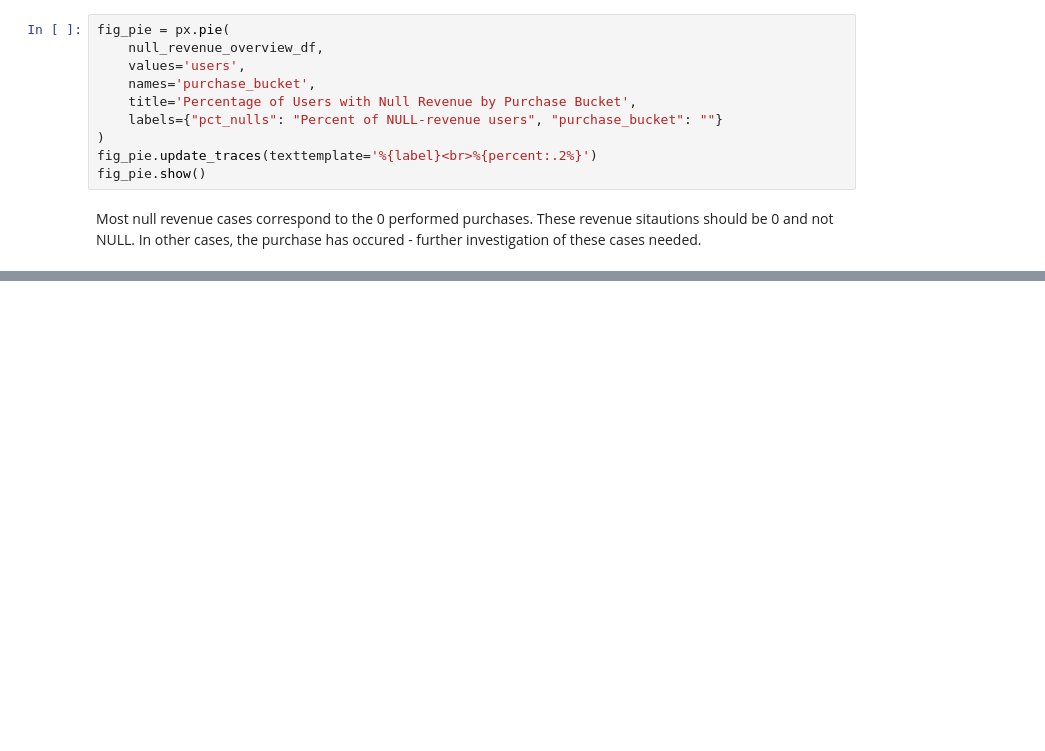
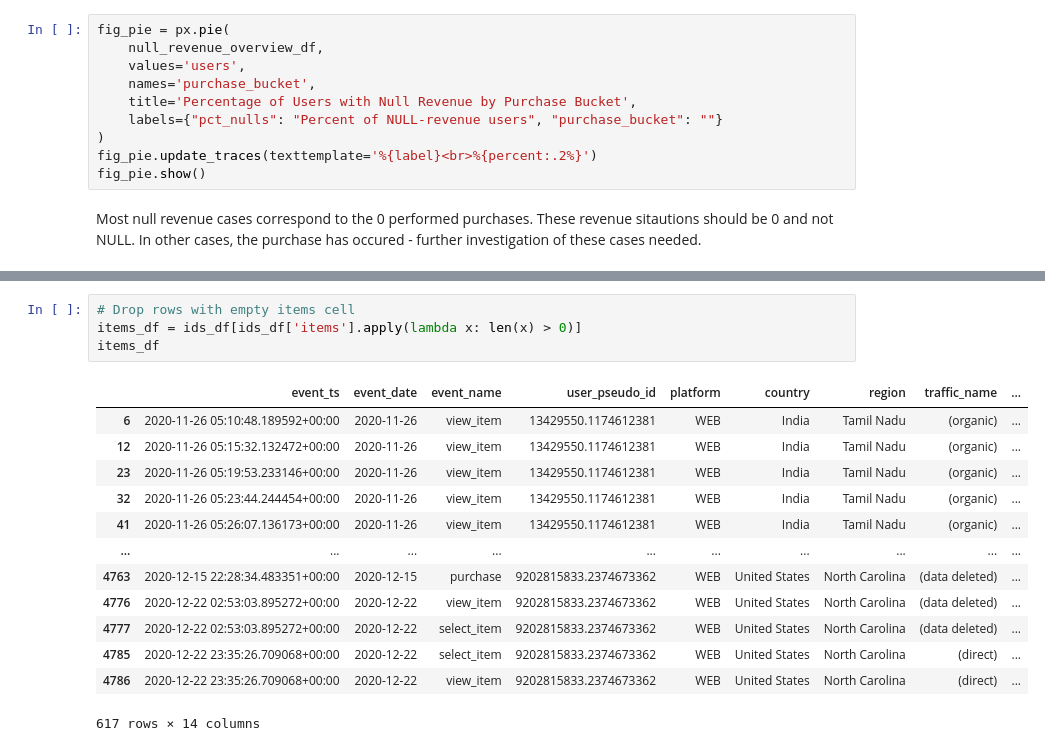
Before and after one commit to marinpet/onboarding_funnel_analysis, a Jupyter notebook: notebooks/04_data_quality_cohort_check.ipynb, the cells around one changed output, grey strips where cells are left out. Cells and saved outputs as stored; diff of their text form; blank space fills up the shorter version.

```diff
--- a/notebooks/04_data_quality_cohort_check.ipynb
+++ b/notebooks/04_data_quality_cohort_check.ipynb
@@ -106,0 +222,18 @@ Most null revenue cases correspond to the 0 performed purchases. These revenue s
+# %%
+# Drop rows with empty items cell
+items_df = ids_df[ids_df['items'].apply(lambda x: len(x) > 0)]
+items_df
+# %% [output]
+|  | event_ts | event_date | event_name | user_pseudo_id | platform | country | region | traffic_name | ... |
+| 6 | 2020-11-26 05:10:48.189592+00:00 | 2020-11-26 | view_item | 13429550.1174612381 | WEB | India | Tamil Nadu | (organic) | ... |
+| 12 | 2020-11-26 05:15:32.132472+00:00 | 2020-11-26 | view_item | 13429550.1174612381 | WEB | India | Tamil Nadu | (organic) | ... |
+| 23 | 2020-11-26 05:19:53.233146+00:00 | 2020-11-26 | view_item | 13429550.1174612381 | WEB | India | Tamil Nadu | (organic) | ... |
+| 32 | 2020-11-26 05:23:44.244454+00:00 | 2020-11-26 | view_item | 13429550.1174612381 | WEB | India | Tamil Nadu | (organic) | ... |
+| 41 | 2020-11-26 05:26:07.136173+00:00 | 2020-11-26 | view_item | 13429550.1174612381 | WEB | India | Tamil Nadu | (organic) | ... |
+| ... | ... | ... | ... | ... | ... | ... | ... | ... | ... |
+| 4763 | 2020-12-15 22:28:34.483351+00:00 | 2020-12-15 | purchase | 9202815833.2374673362 | WEB | United States | North Carolina | (data deleted) | ... |
+| 4776 | 2020-12-22 02:53:03.895272+00:00 | 2020-12-22 | view_item | 9202815833.2374673362 | WEB | United States | North Carolina | (data deleted) | ... |
+| 4777 | 2020-12-22 02:53:03.895272+00:00 | 2020-12-22 | select_item | 9202815833.2374673362 | WEB | United States | North Carolina | (data deleted) | ... |
+| 4785 | 2020-12-22 23:35:26.709068+00:00 | 2020-12-22 | select_item | 9202815833.2374673362 | WEB | United States | North Carolina | (direct) | ... |
+| 4786 | 2020-12-22 23:35:26.709068+00:00 | 2020-12-22 | view_item | 9202815833.2374673362 | WEB | United States | North Carolina | (direct) | ... |
+617 rows × 14 columns
```
Also changed, not shown: parts of 13 cells of this notebook.
